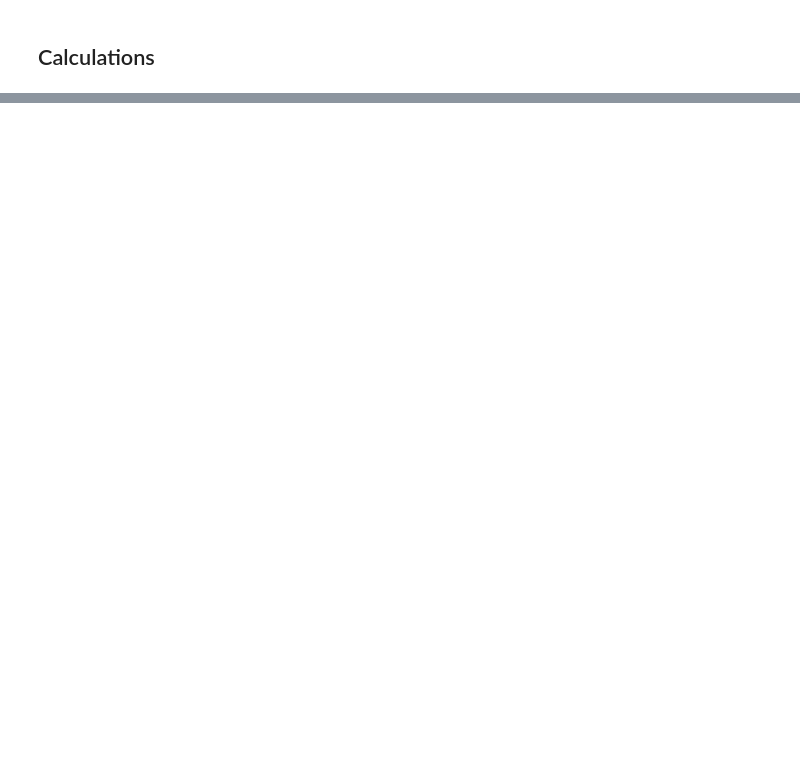
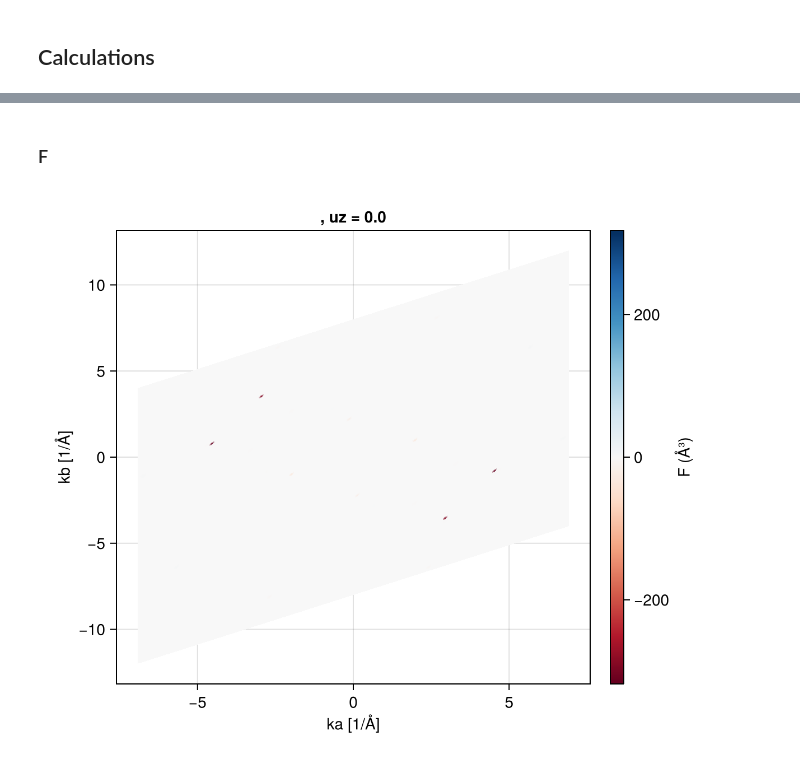
Before and after one commit to fernandopenaranda/Field_Induced_Hall_Effect, a Jupyter notebook: src/Ferroaxial.ipynb, the cells around one changed output, grey strips where cells are left out. Saved outputs shown, nothing was run; the diff lists cells and outputs as text; code cells hidden in the pictures; blank space fills up the shorter version.

```diff
--- a/src/Ferroaxial.ipynb
+++ b/src/Ferroaxial.ipynb
@@ -72,0 +123,17 @@ FerroAxialHam
+# %%
+# compute k mesh
+
+
+T = 10
+u0 = 0.01 # kz
+
+a = 1.0
+Rs = (a .* [1.0, 0, 0], a .* [-1/2, √3/2, 0], a .* [0,0,1])
+R1 = Rs[1]
+R2 = Rs[2]
+R3 = Rs[3]
+
+kws = (T = T, fermi_surface = true)
+
+p = modelpresets_FA(; μ = 0, t = 1 ,tp = 0, Δ = 0)
+comp_pres = sigma_abc_ferroaxial_wrapper_3d(p; kws...);
@@ -72,0 +148,21 @@ FerroAxialHam
+# %% [markdown]
+### F
+# %%
+# compute k mesh
+
+T = 1
+u0 = 0.0000
+
+kws = (dirj = :x, dirE = :y, dirB = :z, T = T, fermi_surface = false, omega_MM_switch = false, PS_switch = true, QM_switch = true)
+
+p = modelpresets_FA(; μ = 0, t = 1 ,tp = 0.5, Δ = 0.5)
+comp_pres = sigma_abc_ferroaxial_wrapper_3d(p; kws...);
+# %%
+# compute k mesh
+Fab(q) = Optics_in_the_length_gauge.F(comp_pres, q, :x, :y)
+dirs, kx, ky, Z = k_mesh_evals(Optics_in_the_length_gauge.integrand_quantum_contribution_q,
+    comp_pres, R1, R2, R3, :z, u0 =u0, botbounds = 2.2 .* [-0.5,-0.5], topbounds = 2.2 .* [0.5,0.5], kpoints = 4000000);
+# %%
+plot_kresolved(kx,ky,Z, u0, label = "F (Å³)")
+# %% [output]
+[figure, added]
```
Also changed, not shown: parts of 11 cells of this notebook, 2 other files.
